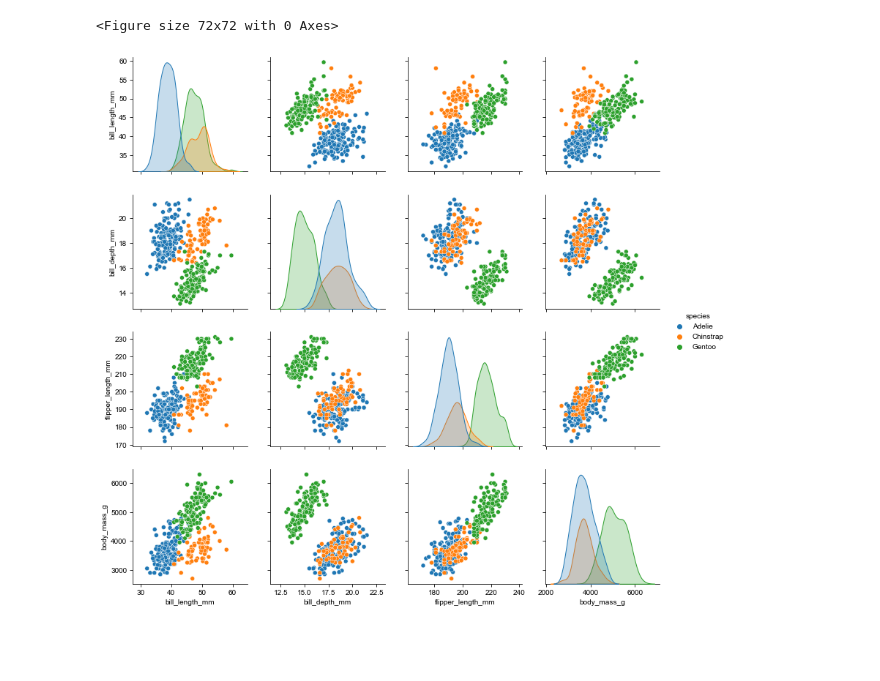
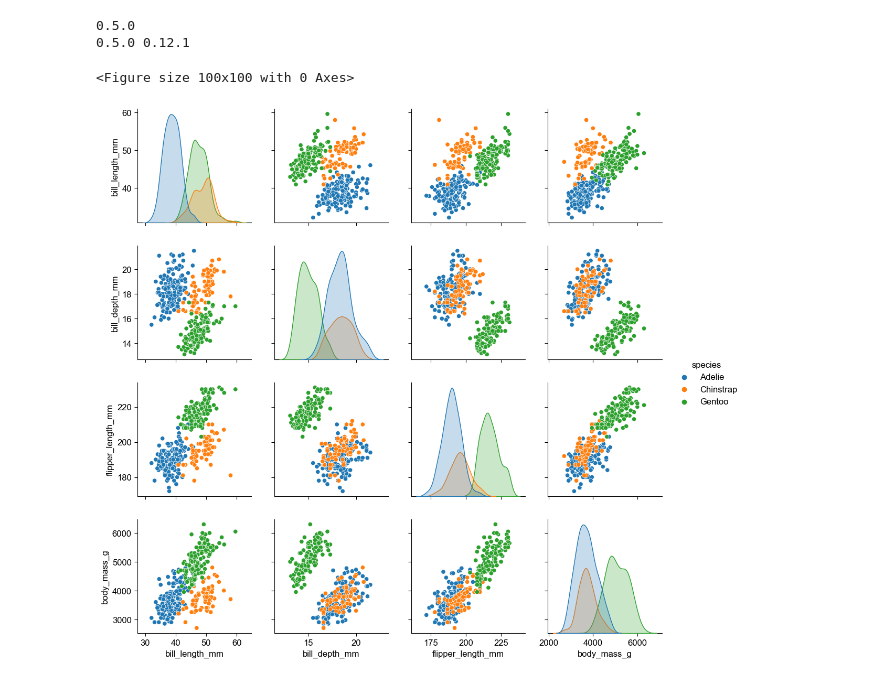
Before and after one commit to ponnhide/patchworklib-examples, a Jupyter notebook: example_notebooks/seaborn_grid.ipynb, the cells around one changed output. Saved outputs shown, nothing was run; the diff lists cells and outputs as text; code cells hidden in the pictures; blank space fills up the shorter version.

```diff
--- a/example_notebooks/seaborn_grid.ipynb
+++ b/example_notebooks/seaborn_grid.ipynb
@@ -1,21 +1,21 @@
 # %%
 import os
 import sys
-sys.path = ["/Users/hideto/dropbox/HIDETO_MORI.LAB/Experiments/Project/Patchplot/patchworklib"] + sys.path
 import time
 import seaborn as sns
 import patchworklib as pw
+print(pw.__version__ )
 from functools import reduce
-t0 = time.time()
 pw.overwrite_axisgrid() #When you use pw.load_seagorngrid, 'overwrite_axisgrid' should be executed.
-quick=True
+print(pw.__version__, sns.__version__)
 # %% [output]
-<Figure size 72x72 with 0 Axes>
+0.5.0
+0.5.0 0.12.1
+<Figure size 100x100 with 0 Axes>
 # %%
-df = sns.load_dataset("penguins")
-g1  = sns.pairplot(df, hue="species")
-g1  = pw.load_seaborngrid(g1)
-g1.savefig(quick=quick)
+df  = sns.load_dataset("penguins")
+g1  = pw.load_seaborngrid(sns.pairplot(df, hue="species"))
+g1.savefig()
 # %% [output]
-[figure, old version]
+[figure, new version]
 # %%
```
Also changed, not shown: parts of 6 cells of this notebook, 9 other files.
